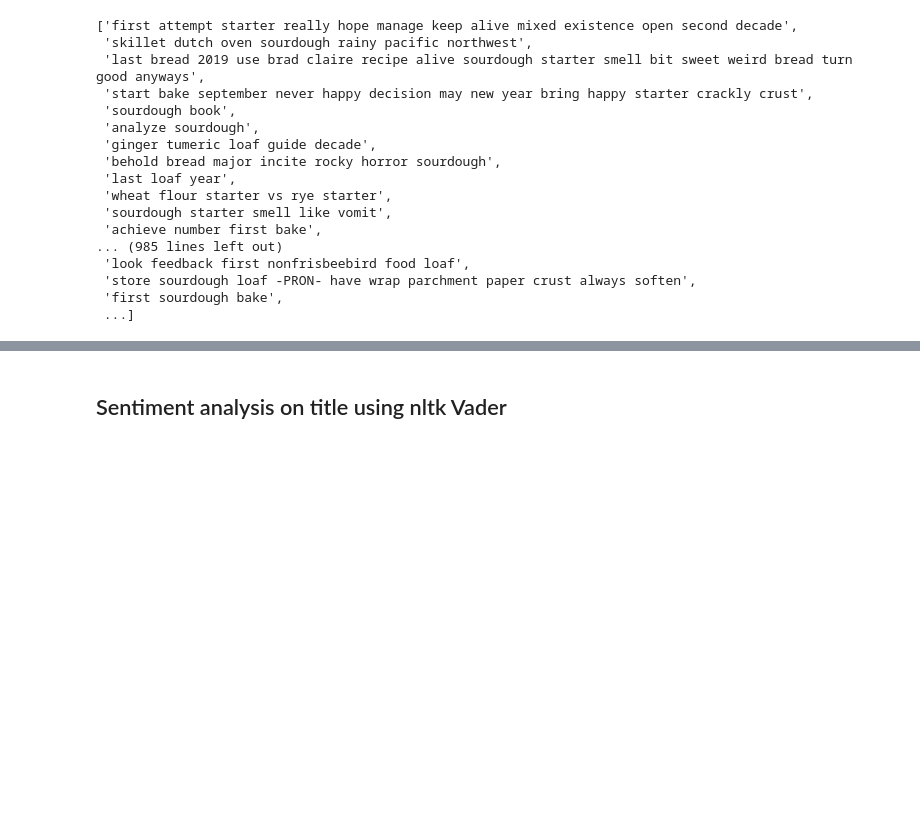
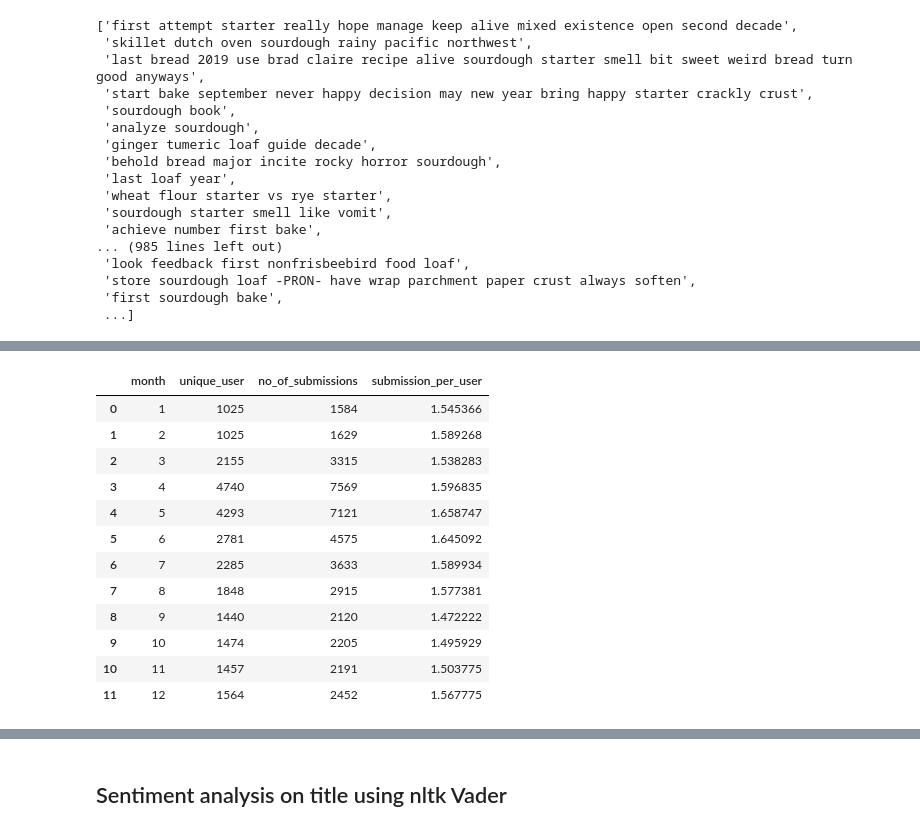
Before and after one commit to Lisa-Ho/breadit, a Jupyter notebook: notebooks/lockdown-baking-part-2-data-cleaning-classification.ipynb, the cells around one changed output, grey strips where cells are left out. Cells and saved outputs as stored; diff of their text form; code cells hidden in the pictures; blank space fills up the shorter version.

```diff
--- a/notebooks/lockdown-baking-part-2-data-cleaning-classification.ipynb
+++ b/notebooks/lockdown-baking-part-2-data-cleaning-classification.ipynb
@@ -191,0 +285,22 @@ title_lemmatised = [" ".join(items) for items in title_lemmatised]
+# %%
+df2 = df[["created_month","author"]]
+df2 = df2.groupby('created_month', as_index=True).agg({'author': [pd.Series.nunique, 'count']})
+df2.columns = df2.columns.droplevel(level=0)
+df2 = df2.reset_index()
+df2["submission_per_user"] = df2["count"] / df2["nunique"]
+df2 = df2.rename(columns={"created_month":"month", "nunique":"unique_user", "count": "no_of_submissions"})
+df2
+# %% [output]
+|  | month | unique_user | no_of_submissions | submission_per_user |
+| 0 | 1 | 1025 | 1584 | 1.545366 |
+| 1 | 2 | 1025 | 1629 | 1.589268 |
+| 2 | 3 | 2155 | 3315 | 1.538283 |
+| 3 | 4 | 4740 | 7569 | 1.596835 |
+| 4 | 5 | 4293 | 7121 | 1.658747 |
+| 5 | 6 | 2781 | 4575 | 1.645092 |
+| 6 | 7 | 2285 | 3633 | 1.589934 |
+| 7 | 8 | 1848 | 2915 | 1.577381 |
+| 8 | 9 | 1440 | 2120 | 1.472222 |
+| 9 | 10 | 1474 | 2205 | 1.495929 |
+| 10 | 11 | 1457 | 2191 | 1.503775 |
+| 11 | 12 | 1564 | 2452 | 1.567775 |
```
Also changed, not shown: parts of 14 cells of this notebook.
